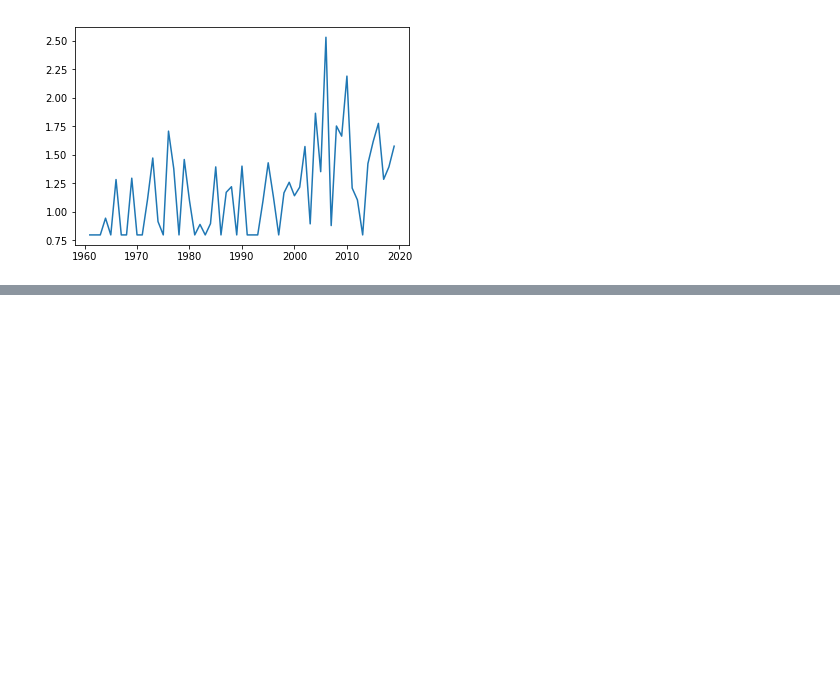
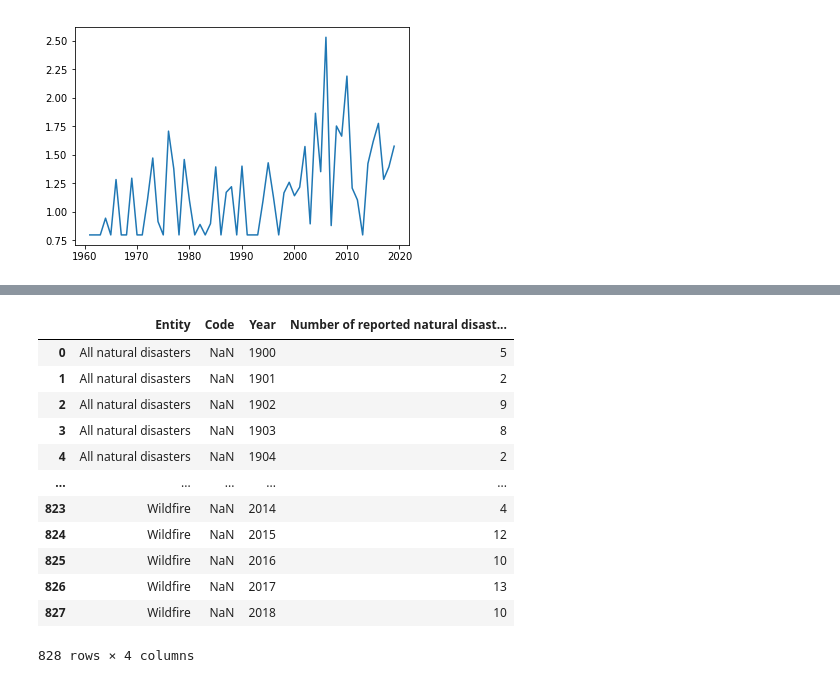
Before and after one commit to Prashant24759/climate-change, a Jupyter notebook: Notebook.ipynb, the cells around one changed output, grey strips where cells are left out. Drawn from its saved outputs; the diff is of its cells as text; code cells hidden in the pictures; blank space fills up the shorter version.

```diff
--- a/Notebook.ipynb
+++ b/Notebook.ipynb
@@ -42,0 +79,16 @@ df.groupby(df.index).max().loc['India', years].plot(kind='line')
+# %%
+df4
+# %% [output]
+|  | Entity | Code | Year | Number of reported natural disast... |
+| 0 | All natural disasters | NaN | 1900 | 5 |
+| 1 | All natural disasters | NaN | 1901 | 2 |
+| 2 | All natural disasters | NaN | 1902 | 9 |
+| 3 | All natural disasters | NaN | 1903 | 8 |
+| 4 | All natural disasters | NaN | 1904 | 2 |
+| ... | ... | ... | ... | ... |
+| 823 | Wildfire | NaN | 2014 | 4 |
+| 824 | Wildfire | NaN | 2015 | 12 |
+| 825 | Wildfire | NaN | 2016 | 10 |
+| 826 | Wildfire | NaN | 2017 | 13 |
+| 827 | Wildfire | NaN | 2018 | 10 |
+828 rows × 4 columns
```
Also changed, not shown: parts of 10 cells of this notebook, 4 other files.
